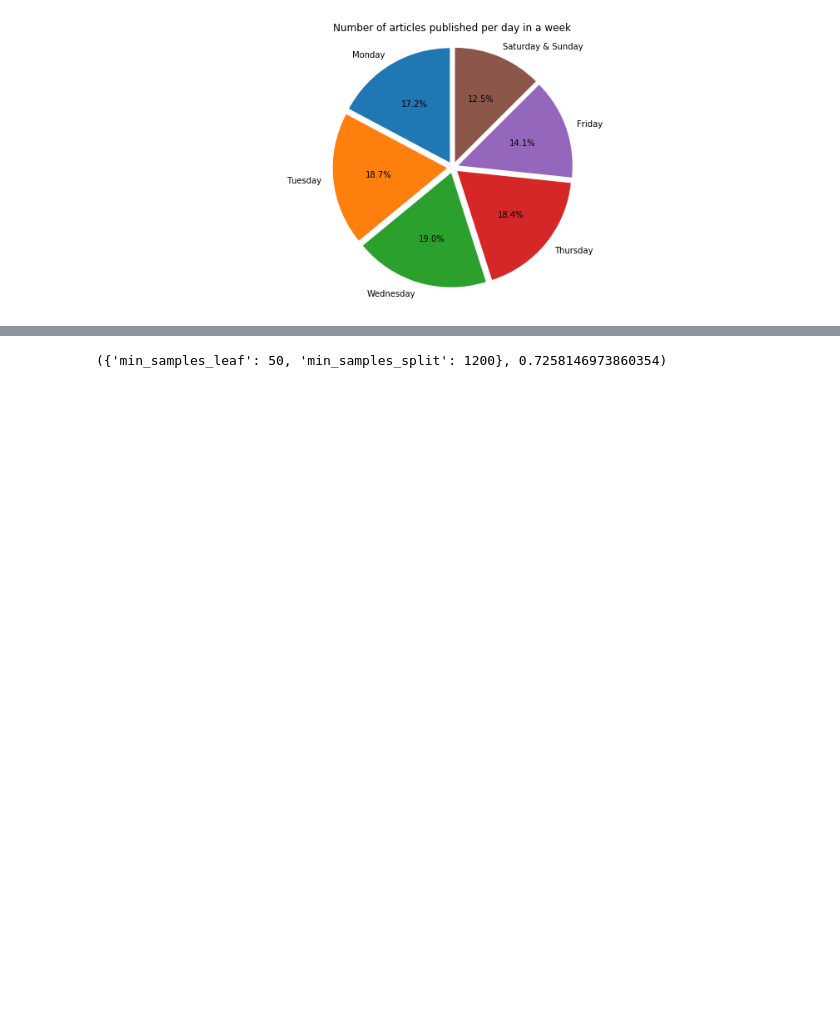
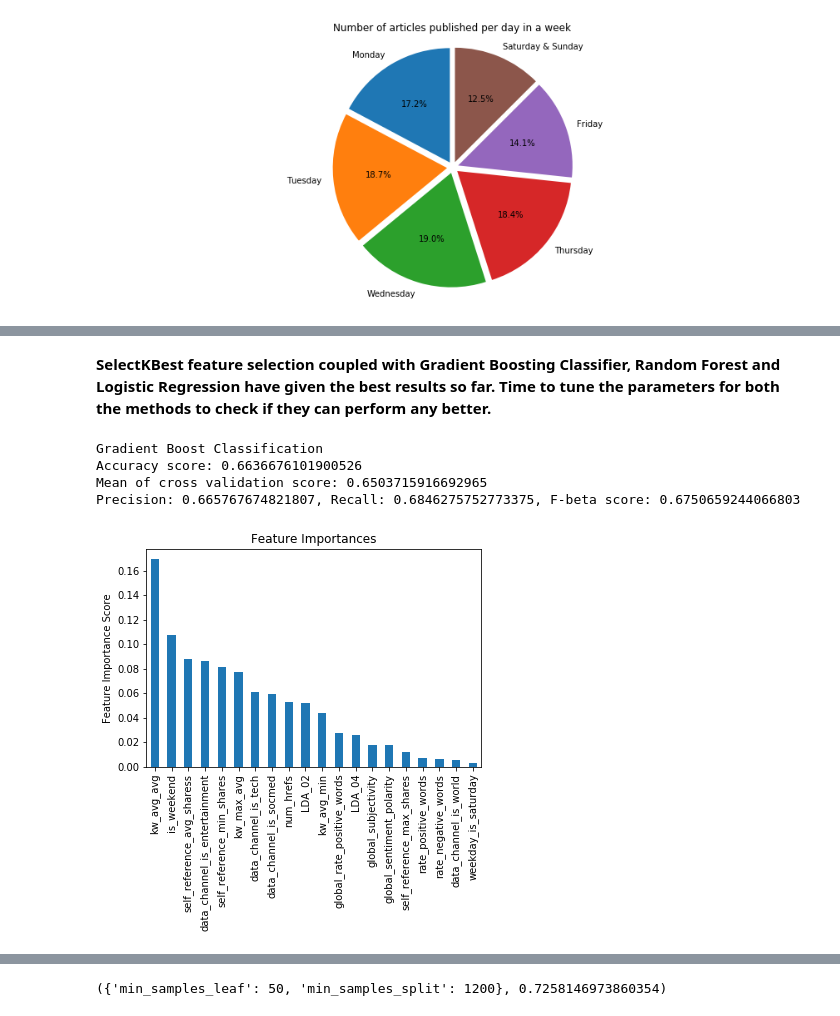
Before and after one commit to SindhuDataScience/ThinkfulExercises, a Jupyter notebook: Unit 3 drills/Supervised Learning Capstone - Final.ipynb, the cells around one changed output, grey strips where cells are left out. Saved outputs shown, nothing was run; the diff lists cells and outputs as text; code cells hidden in the pictures; blank space fills up the shorter version.

```diff
--- a/Unit 3 drills/Supervised Learning Capstone - Final.ipynb
+++ b/Unit 3 drills/Supervised Learning Capstone - Final.ipynb
@@ -537,0 +267,18 @@ gsearch1.best_params_, gsearch1.best_score_
+# %%
+from sklearn.ensemble import RandomForestClassifier
+from sklearn.ensemble import GradientBoostingClassifier
+from sklearn.naive_bayes import BernoulliNB
+from sklearn.neighbors import KNeighborsClassifier
+from sklearn.linear_model import LogisticRegression
+from sklearn.model_selection import cross_val_score
+
+gbc = GradientBoostingClassifier()
+clf = RandomForestClassifier(n_estimators=50, random_state=41, max_depth=3)
+bnb = BernoulliNB()
+neighbors = KNeighborsClassifier(n_neighbors=5)
+lr = LogisticRegression(C=1e9)
+
+X = df_updatedOutliers.drop(['index','shares','isPopular'],1)
+Y = df_updatedOutliers['isPopular']
+
+modelCVTest(X, Y)
@@ -537,0 +352,2 @@ gsearch1.best_params_, gsearch1.best_score_
+# %% [markdown]
+<b>SelectKBest feature selection coupled with Gradient Boosting Classifier, Random Forest and Logistic Regression have given the best results so far. Time to tune the parameters for both the methods to check if they can perform any better.</b>
@@ -537,0 +370,10 @@ gsearch1.best_params_, gsearch1.best_score_
+# %%
+x_kbesttrain, x_kbesttest, y_kbesttrain, y_kbesttest = train_test_split(X[selected_columns], Y, test_size=0.3, random_state=42)
+
+modelTest('Gradient Boost Classification', gbc, X_kbest, Y, x_kbesttrain, y_kbesttrain,x_kbesttest,y_kbesttest, 5)
+# %% [output]
+Gradient Boost Classification
+Accuracy score: 0.6636676101900526
+Mean of cross validation score: 0.6503715916692965
+Precision: 0.665767674821807, Recall: 0.6846275752773375, F-beta score: 0.6750659244066803
+[figure, added]
```
Also changed, not shown: parts of 68 cells of this notebook.
